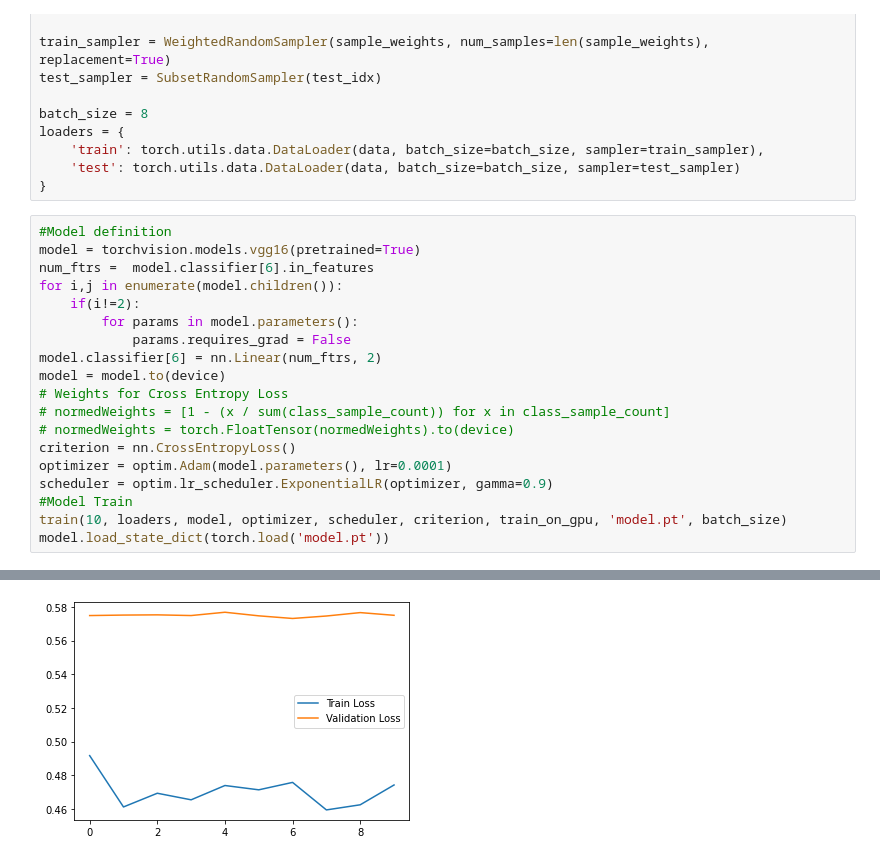
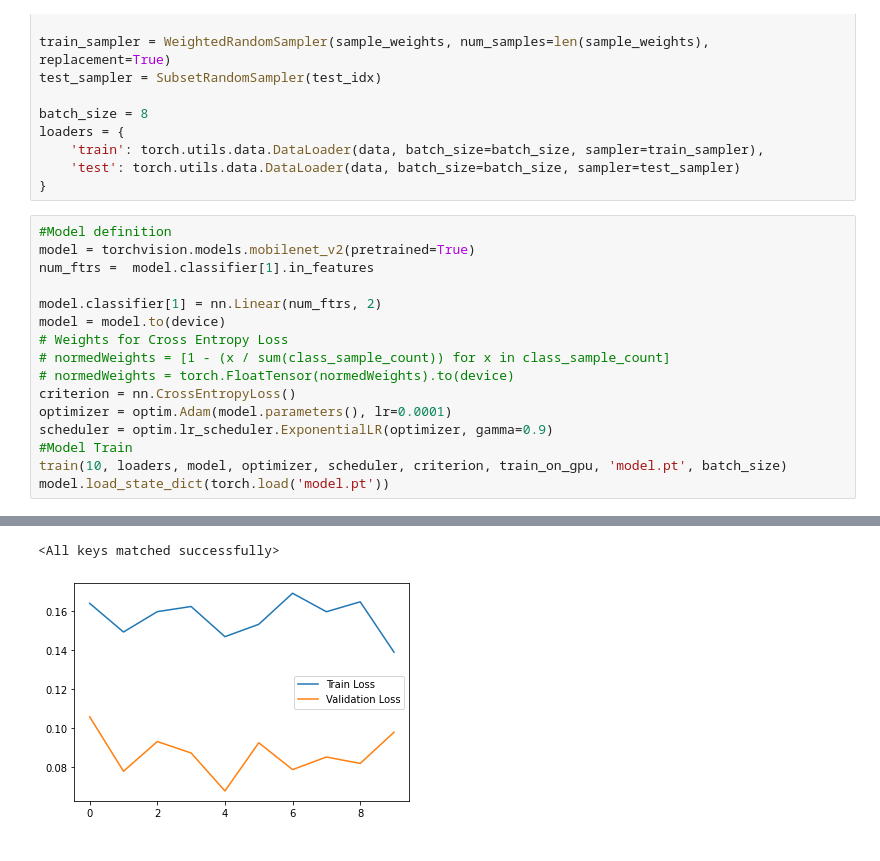
Before and after one commit to arohanajit/ecg-covid, a Jupyter notebook: Untitled14.ipynb, the cells around one changed output, grey strips where cells are left out. Cells and saved outputs as stored; diff of their text form.

```diff
--- a/Untitled14.ipynb
+++ b/Untitled14.ipynb
@@ -181,13 +181,10 @@ loaders = {
 }
 # %%
 #Model definition
-model = torchvision.models.vgg16(pretrained=True)
-num_ftrs =  model.classifier[6].in_features
-for i,j in enumerate(model.children()):
-    if(i!=2):
-        for params in model.parameters():
-            params.requires_grad = False
-model.classifier[6] = nn.Linear(num_ftrs, 2)
+model = torchvision.models.mobilenet_v2(pretrained=True)
+num_ftrs =  model.classifier[1].in_features
+
+model.classifier[1] = nn.Linear(num_ftrs, 2)
 model = model.to(device)
 # Weights for Cross Entropy Loss
 # normedWeights = [1 - (x / sum(class_sample_count)) for x in class_sample_count]
@@ -220 +217,2 @@ FOLD ACCURACY : 0.746606334841629
+<All keys matched successfully>
-[figure, old version]
+[figure, new version]
```
Also changed, not shown: parts of 2 cells of this notebook.
